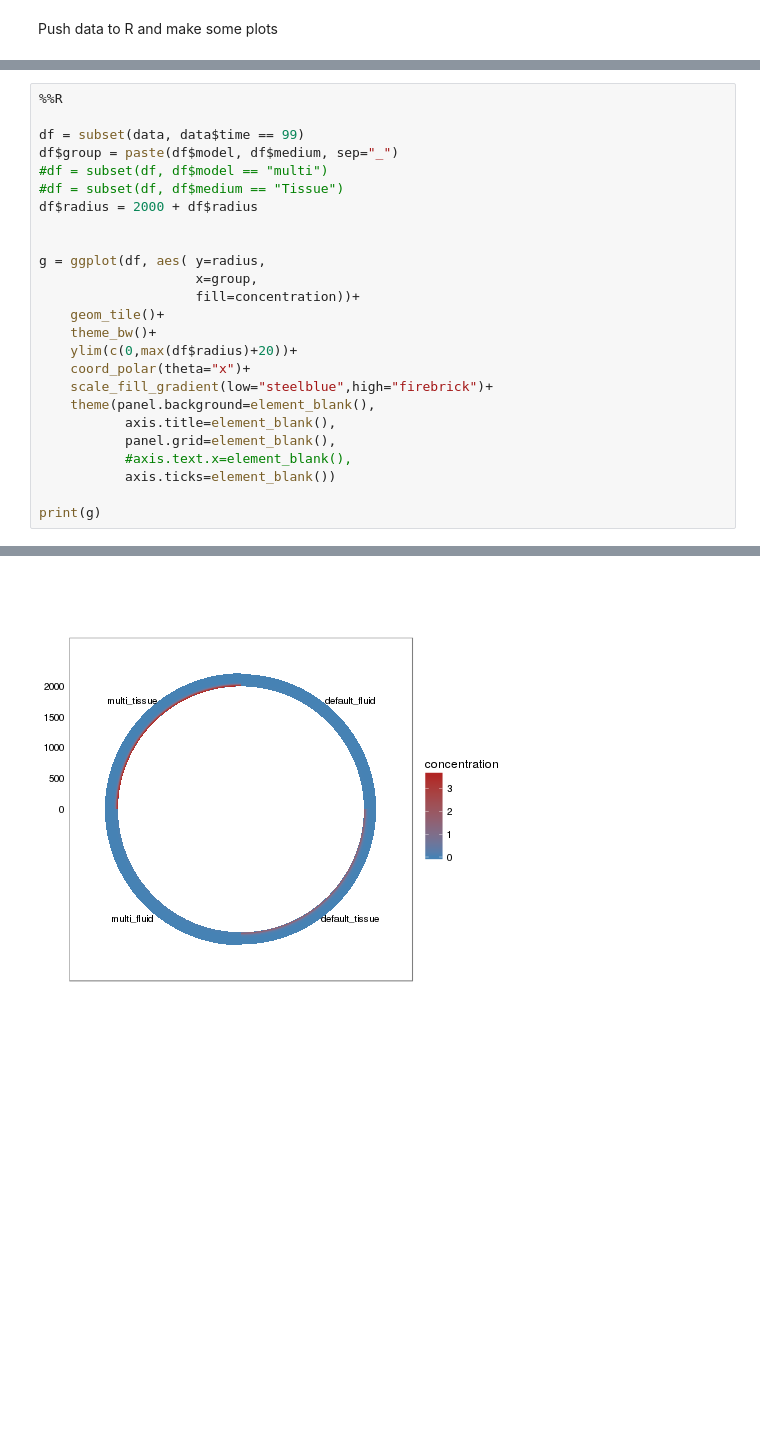
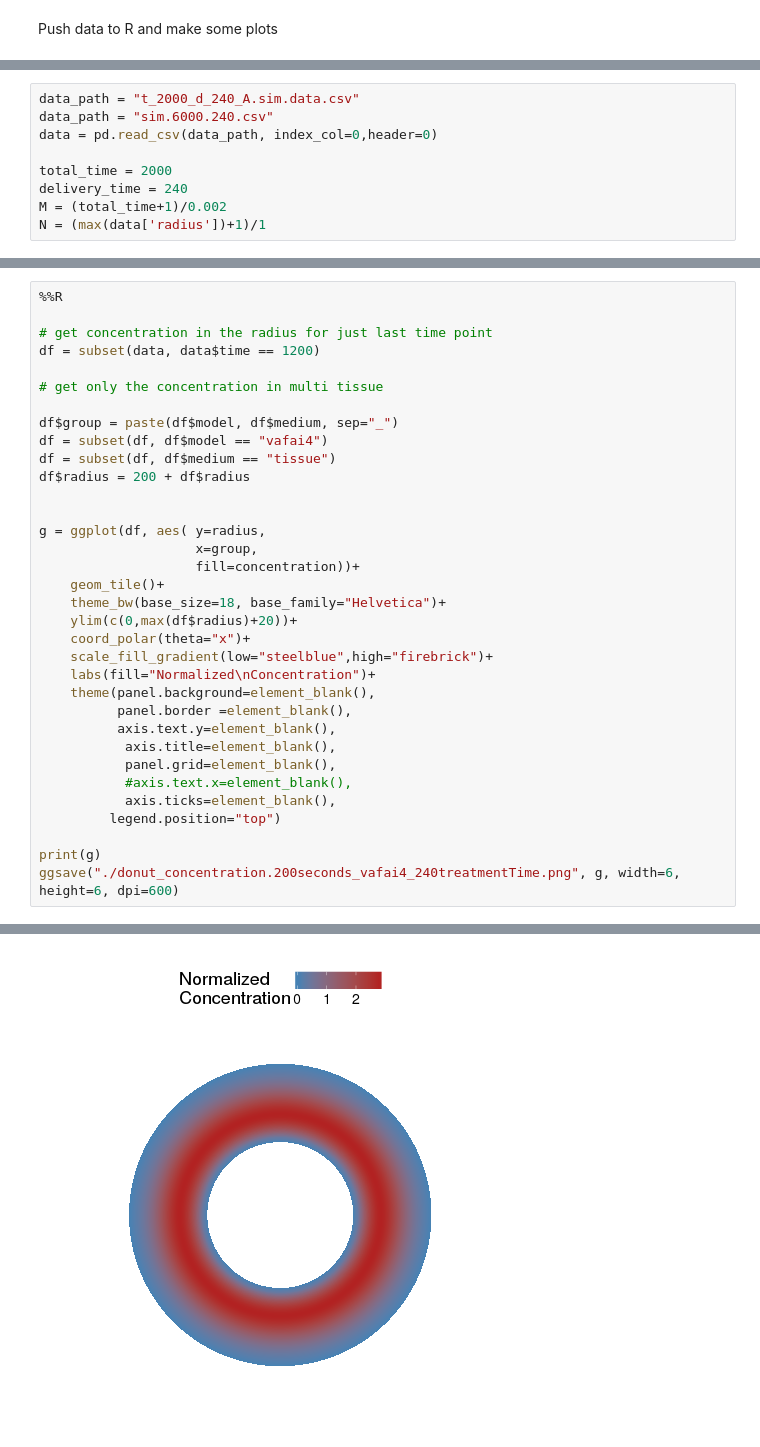
Before and after one commit to bpmunson/drug_diffusion, a Jupyter notebook: drug_deposition.ipynb, the cells around one changed output, grey strips where cells are left out. Cells and saved outputs as stored; diff of their text form; blank space fills up the shorter version.

Commit message:
Pushed model and plots scripts

```diff
--- a/drug_deposition.ipynb
+++ b/drug_deposition.ipynb
@@ -468,0 +441,9 @@ time: 298 ms
+# %%
+data_path = "t_2000_d_240_A.sim.data.csv"
+data_path = "sim.6000.240.csv"
+data = pd.read_csv(data_path, index_col=0,header=0)
+
+total_time = 2000
+delivery_time = 240
+M = (total_time+1)/0.002
+N = (max(data['radius'])+1)/1
@@ -469,26 +458,35 @@ time: 298 ms
 # %%
 %%R
 
-df = subset(data, data$time == 99)
+# get concentration in the radius for just last time point
+df = subset(data, data$time == 1200)
+
+# get only the concentration in multi tissue
+
 df$group = paste(df$model, df$medium, sep="_")
-#df = subset(df, df$model == "multi")
-#df = subset(df, df$medium == "Tissue")
-df$radius = 2000 + df$radius
+df = subset(df, df$model == "vafai4")
+df = subset(df, df$medium == "tissue")
+df$radius = 200 + df$radius
 
 
 g = ggplot(df, aes( y=radius,
                     x=group,
                     fill=concentration))+
     geom_tile()+
-    theme_bw()+
+    theme_bw(base_size=18, base_family="Helvetica")+
     ylim(c(0,max(df$radius)+20))+
     coord_polar(theta="x")+
     scale_fill_gradient(low="steelblue",high="firebrick")+
+    labs(fill="Normalized\nConcentration")+
     theme(panel.background=element_blank(),
+          panel.border =element_blank(),
+          axis.text.y=element_blank(),
            axis.title=element_blank(),
            panel.grid=element_blank(),
            #axis.text.x=element_blank(),
-           axis.ticks=element_blank())
+           axis.ticks=element_blank(),
+         legend.position="top")
 
 print(g)
+ggsave("./donut_concentration.200seconds_vafai4_240treatmentTime.png", g, width=6, height=6, dpi=600)
 # %% [output]
@@ -495 +500 @@ print(g)
-[figure, old version]
+[figure, new version]
```
Also changed, not shown: parts of 30 cells of this notebook, 2 other files.
